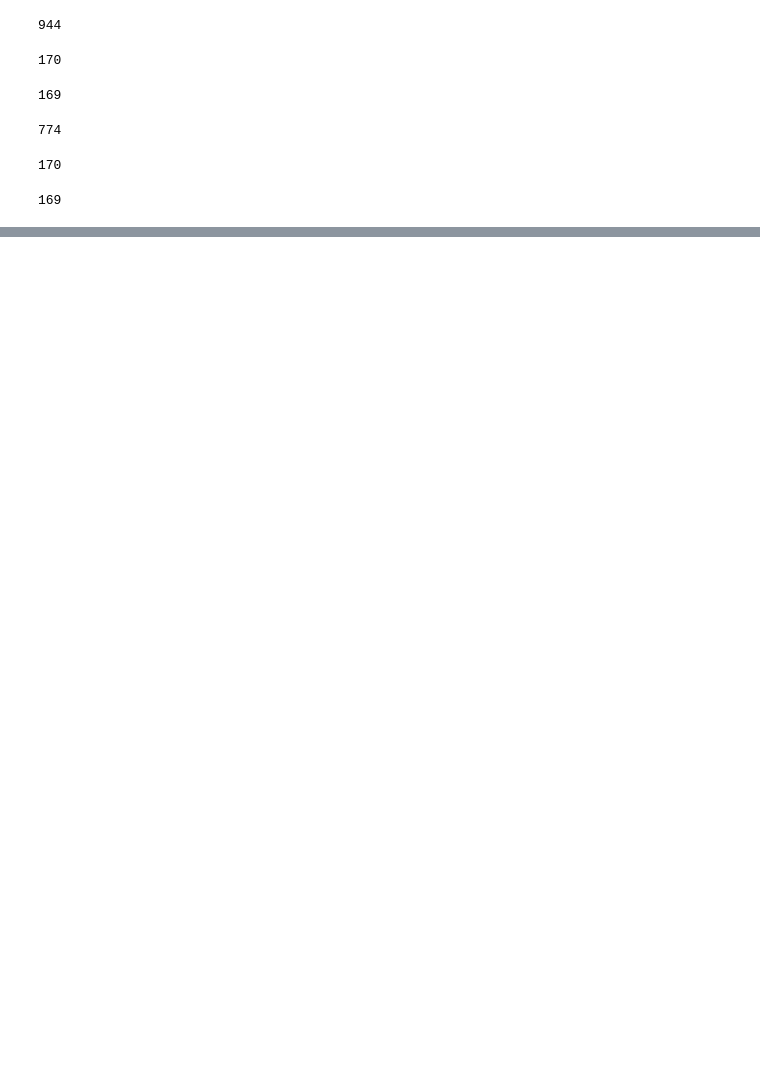
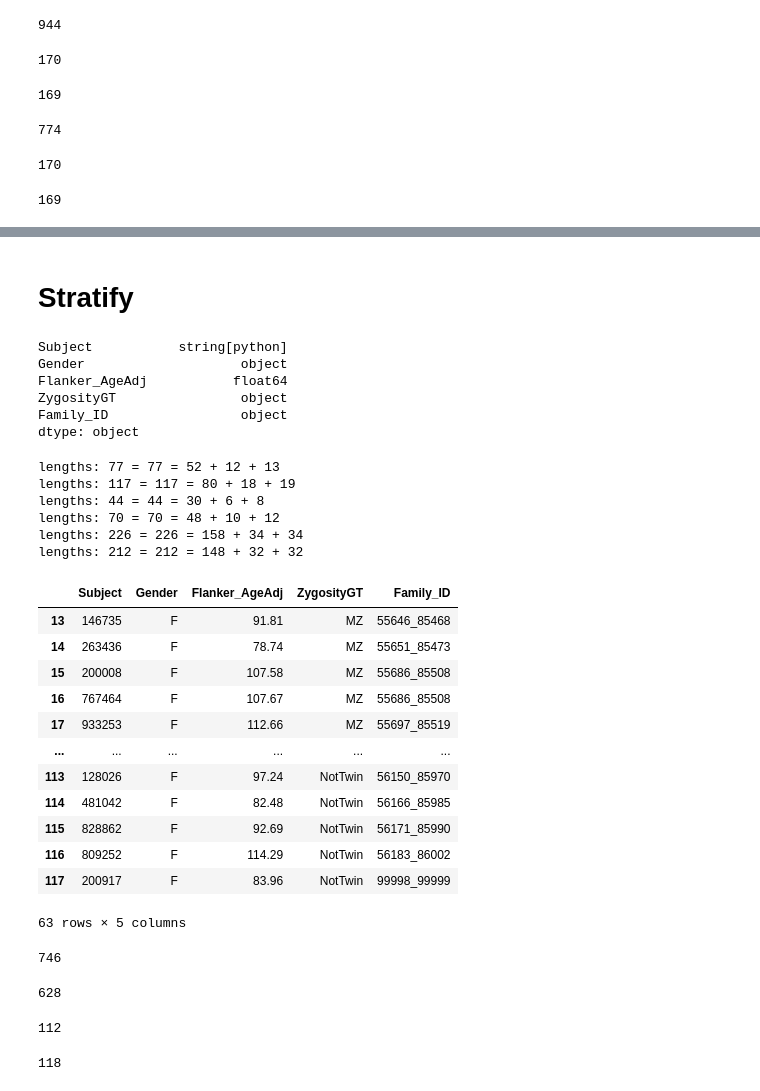
Before and after one commit to neurospin-projects/2023_agaudin_jchavas_folding_supervised, a Jupyter notebook: contrastive/notebooks/stratify_HCP_and_select_extreme_flanker.ipynb, the cells around one changed output, grey strips where cells are left out. Saved outputs shown, nothing was run; the diff lists cells and outputs as text; code cells hidden in the pictures; blank space fills up the shorter version.

```diff
--- a/contrastive/notebooks/stratify_HCP_and_select_extreme_flanker.ipynb
+++ b/contrastive/notebooks/stratify_HCP_and_select_extreme_flanker.ipynb
@@ -306,0 +343,2 @@ alls['test']['Subject'].to_csv(test_file, index=False, header=False)
+# %% [markdown]
+# Stratify
@@ -306,0 +363,76 @@ alls['test']['Subject'].to_csv(test_file, index=False, header=False)
+# %%
+participants_extreme.dtypes
+# %% [output]
+Subject           string[python]
+Gender                    object
+Flanker_AgeAdj           float64
+ZygosityGT                object
+Family_ID                 object
+dtype: object
+# %%
+def partition_subset(df, partition):
+    train = get_train(df, partition)
+    val = get_val(df, partition)
+    test = get_test(df, partition)
+    print(f"lengths: {len(df)} = {len(train) + len(val) + len(test)} = {len(train)} + {len(val)} + {len(test)}")
+    return train, val, test
+# %%
+def put_together(df, partition, alls):
+    train, val, test = partition_subset(df, partition)
+    alls['train'] = pd.concat([alls['train'], train], ignore_index=True)
+    alls['val']   = pd.concat([alls['val'], val], ignore_index=True)
+    alls['test']  = pd.concat([alls['test'], test], ignore_index=True)
+    return alls
+# %%
+alls = {}
+alls['train'] = pd.DataFrame(columns=participants.columns).astype(participants.dtypes.to_dict())
+alls['val']   = val = pd.DataFrame(columns=participants.columns).astype(participants.dtypes.to_dict())
+alls['test']  = pd.DataFrame(columns=participants.columns).astype(participants.dtypes.to_dict())
+# %%
+alls = put_together(eM_MZ, partition, alls)
+alls = put_together(eF_MZ, partition, alls)
+alls = put_together(eM_DZ, partition, alls)
+alls = put_together(eF_DZ, partition, alls)
+alls = put_together(eM_NotTwin, partition, alls)
+alls = put_together(eF_NotTwin, partition, alls)
+alls['train_val'] = pd.concat([alls['train'], alls['val']], ignore_index=True)
+# %% [output]
+lengths: 77 = 77 = 52 + 12 + 13
+lengths: 117 = 117 = 80 + 18 + 19
+lengths: 44 = 44 = 30 + 6 + 8
+lengths: 70 = 70 = 48 + 10 + 12
+lengths: 226 = 226 = 158 + 34 + 34
+lengths: 212 = 212 = 148 + 32 + 32
+# %%
+alls['test'][alls['test'].Gender == "F"]
+# %% [output]
+|  | Subject | Gender | Flanker_AgeAdj | ZygosityGT | Family_ID |
+| 13 | 146735 | F | 91.81 | MZ | 55646_85468 |
+| 14 | 263436 | F | 78.74 | MZ | 55651_85473 |
+| 15 | 200008 | F | 107.58 | MZ | 55686_85508 |
+| 16 | 767464 | F | 107.67 | MZ | 55686_85508 |
+| 17 | 933253 | F | 112.66 | MZ | 55697_85519 |
+| ... | ... | ... | ... | ... | ... |
+| 113 | 128026 | F | 97.24 | NotTwin | 56150_85970 |
+| 114 | 481042 | F | 82.48 | NotTwin | 56166_85985 |
+| 115 | 828862 | F | 92.69 | NotTwin | 56171_85990 |
+| 116 | 809252 | F | 114.29 | NotTwin | 56183_86002 |
+| 117 | 200917 | F | 83.96 | NotTwin | 99998_99999 |
+63 rows × 5 columns
+# %%
+
+len(alls['train']) + len(alls['val']) + len(alls['test'])
+# %% [output]
+746
+# %%
+len(alls['train_val'])
+# %% [output]
+628
+# %%
+len(alls['val'])
+# %% [output]
+112
+# %%
+len(alls['test'])
+# %% [output]
+118
```
Also changed, not shown: parts of 37 cells of this notebook, 8 other files.
